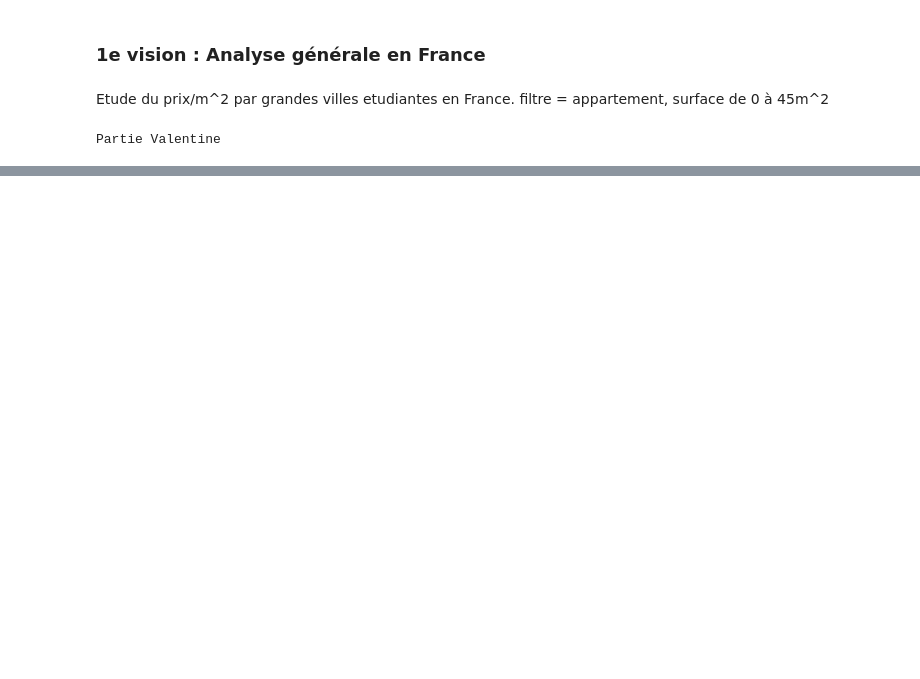
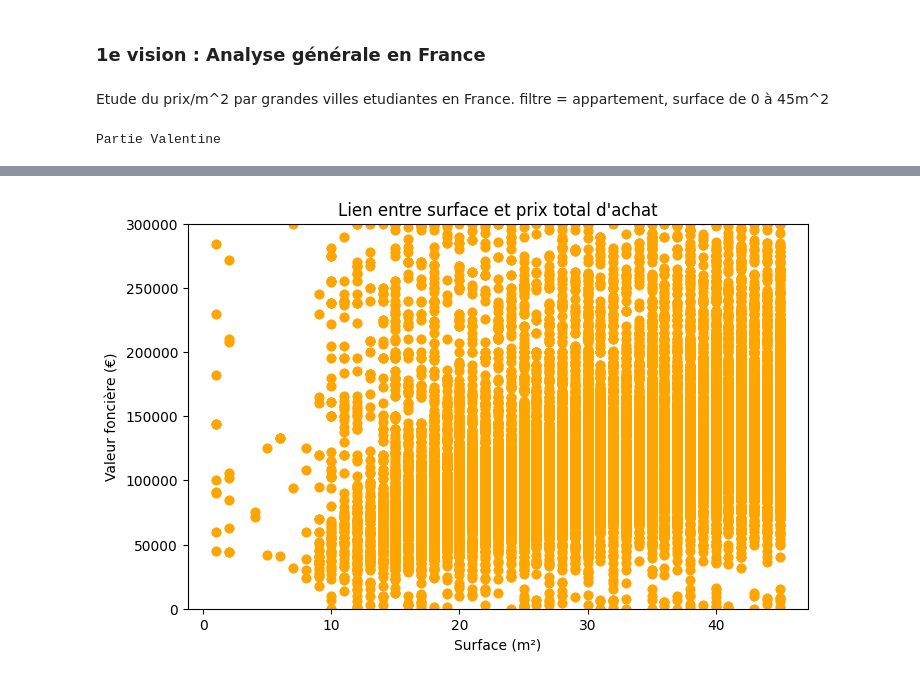
Before and after one commit to adam2504/Analyse_Donnees_Foncieres, a Jupyter notebook: notebook_valentine.ipynb, the cells around one changed output, grey strips where cells are left out. Drawn from its saved outputs; the diff is of its cells as text; code cells hidden in the pictures; blank space fills up the shorter version.

```diff
--- a/notebook_valentine.ipynb
+++ b/notebook_valentine.ipynb
@@ -189,0 +226,10 @@ print("\n✅ Fichier exporté : prix_m2_moyen_par_ville.csv")
+# %%
+plt.figure(figsize=(8,5))
+plt.scatter(df["Surface reelle bati"], df["Valeur fonciere"], alpha=0.5, color="orange")
+plt.title("Lien entre surface et prix total d'achat")
+plt.xlabel("Surface (m²)")
+plt.ylabel("Valeur foncière (€)")
+plt.ylim(0, 300000)  # limite à 300 000 €
+plt.show()
+# %% [output]
+[figure, added]
```
Also changed, not shown: parts of 9 cells of this notebook.
